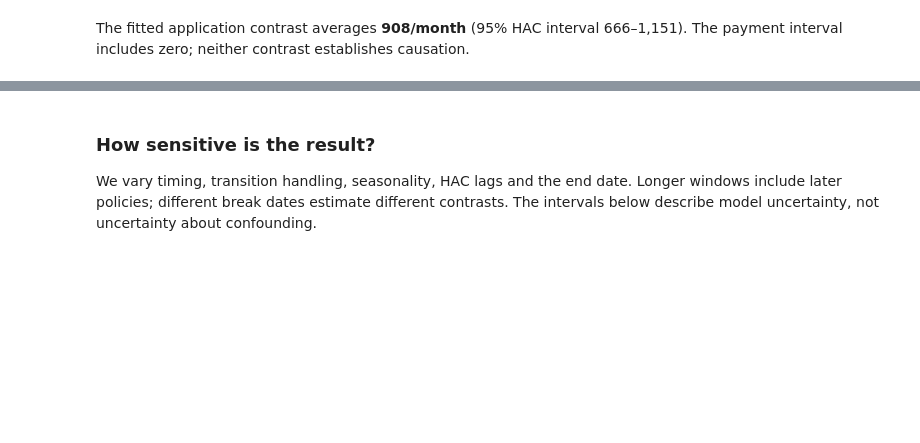
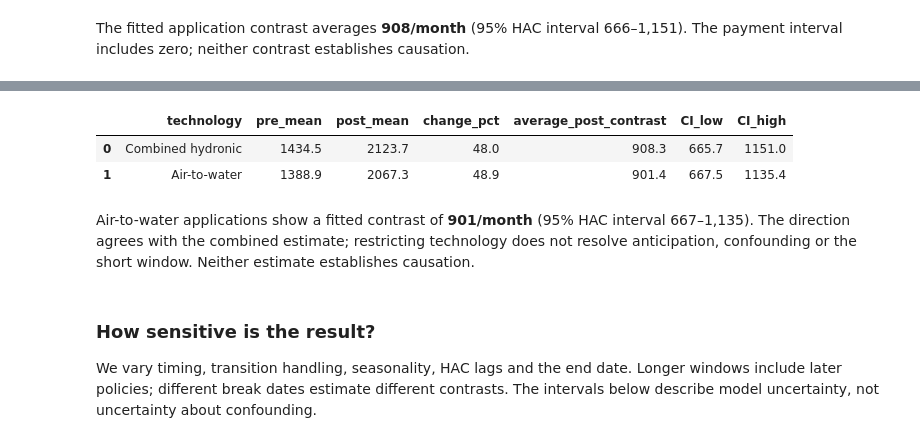
Before and after one commit to AyushSinghRaghuwanshi/uk-boiler-upgrade-scheme-analysis, a Jupyter notebook: notebooks/01_data_understanding.ipynb, the cells around one changed output, grey strips where cells are left out. Cells and saved outputs as stored; diff of their text form; code cells hidden in the pictures; blank space fills up the shorter version.

```diff
--- a/notebooks/01_data_understanding.ipynb
+++ b/notebooks/01_data_understanding.ipynb
@@ -72,7 +72,7 @@ def date_axis(ax, ticks=6):
 def policy_dates(ax, labels=False):
     for date, text, colour, style in [
         ("2023-09-20", "20 Sep: announcement", ORANGE, ":"),
-        ("2023-10-23", "23 Oct: grant uplift", GREY, "--"),
+        ("2023-10-23", "23 Oct: grant changes", GREY, "--"),
     ]:
         ax.axvline(
             pd.Timestamp(date), color=colour, ls=style, lw=1.4, label=text if labels else None
@@ -559,9 +559,10 @@ def its_design(index, intervention="2023-11-01", seasonal=True):
 
 
 def fit_its(
-    outcome, end="2024-04-01", intervention="2023-11-01", drop_transition=True, seasonal=True, lag=3
+    outcome, end="2024-04-01", intervention="2023-11-01", drop_transition=True, seasonal=True, lag=3, data=None
 ):
-    y = national.loc["2022-06-01":end, outcome].copy()
+    series = national if data is None else data
+    y = series.loc["2022-06-01":end, outcome].copy()
     if drop_transition:
         y = y[~y.index.isin(pd.to_datetime(["2023-09-01", "2023-10-01"]))]
     x = its_design(y.index, intervention, seasonal)
@@ -683,3 +688,76 @@ The fitted application contrast averages **908/month** (95% HAC interval 666–1
+# %%
+air_water = (
+    monthly_long.loc[
+        monthly_long["Technology type"].eq("Air-to-Water Heat Pumps")
+        & monthly_long["Voucher status"].eq("Voucher applications received")
+    ]
+    .set_index("month")[["value"]]
+    .rename(columns={"value": "applications"})
+    .sort_index()
+)
+assert air_water.index.is_unique and air_water.applications.notna().all()
+assert (air_water.applications <= national.applications).all()
+technology_rows, technology_fits = [], []
+for label, data in [("Combined hydronic", national), ("Air-to-water", air_water)]:
+    observed, design, model = fit_its("applications", data=data)
+    no_break = design.copy()
+    no_break[["post", "post_time"]] = 0.0
+    vector = (design.loc["2023-11":] - no_break.loc["2023-11":]).mean().to_numpy()
+    contrast = model.t_test(vector)
+    low, high = np.asarray(contrast.conf_int())[0]
+    pre = observed.loc[:"2023-08"].mean()
+    post = observed.loc["2023-11":].mean()
+    technology_rows.append(
+        {
+            "technology": label,
+            "pre_mean": pre,
+            "post_mean": post,
+            "change_pct": 100 * (post / pre - 1),
+            "average_post_contrast": float(np.asarray(contrast.effect).item()),
+            "CI_low": float(low),
+            "CI_high": float(high),
+        }
+    )
+    projection = model.get_prediction(no_break).summary_frame(alpha=0.05)
+    technology_fits.append(
+        pd.DataFrame(
+            {
+                "technology": label,
+                "month": observed.index,
+                "observed": observed.to_numpy(),
+                "fitted": model.predict(design).to_numpy(),
+                "counterfactual": projection["mean"].to_numpy(),
+                "CI_low": projection.mean_ci_lower.to_numpy(),
+                "CI_high": projection.mean_ci_upper.to_numpy(),
+            }
+        )
+    )
+technology_sensitivity = pd.DataFrame(technology_rows)
+technology_sensitivity.to_csv(OUT / "its_technology_sensitivity.csv", index=False)
+pd.concat(technology_fits, ignore_index=True).to_csv(
+    OUT / "its_technology_fitted.csv", index=False
+)
+np.testing.assert_allclose(
+    technology_sensitivity.iloc[0][
+        ["average_post_contrast", "CI_low", "CI_high"]
+    ].astype(float),
+    app_contrast[["average_post_contrast", "CI_low", "CI_high"]].astype(float),
+)
+display(technology_sensitivity.round(1))
+aw = technology_sensitivity.iloc[1]
+display(
+    Markdown(
+        f"Air-to-water applications show a fitted contrast of **{aw.average_post_contrast:,.0f}/month** "
+        f"(95% HAC interval {aw.CI_low:,.0f}–{aw.CI_high:,.0f}). "
+        "The direction agrees with the combined estimate; restricting technology does not resolve "
+        "anticipation, confounding or the short window. Neither estimate establishes causation."
+    )
+)
+# %% [output]
+|  | technology | pre_mean | post_mean | change_pct | average_post_contrast | CI_low | CI_high |
+| 0 | Combined hydronic | 1434.5 | 2123.7 | 48.0 | 908.3 | 665.7 | 1151.0 |
+| 1 | Air-to-water | 1388.9 | 2067.3 | 48.9 | 901.4 | 667.5 | 1135.4 |
+Air-to-water applications show a fitted contrast of **901/month** (95% HAC interval 667–1,135). The direction agrees with the combined estimate; restricting technology does not resolve anticipation, confounding or the short window. Neither estimate establishes causation.
 # %% [markdown]
 ### How sensitive is the result?
 
```
Also changed, not shown: parts of 8 cells of this notebook, 27 other files.
